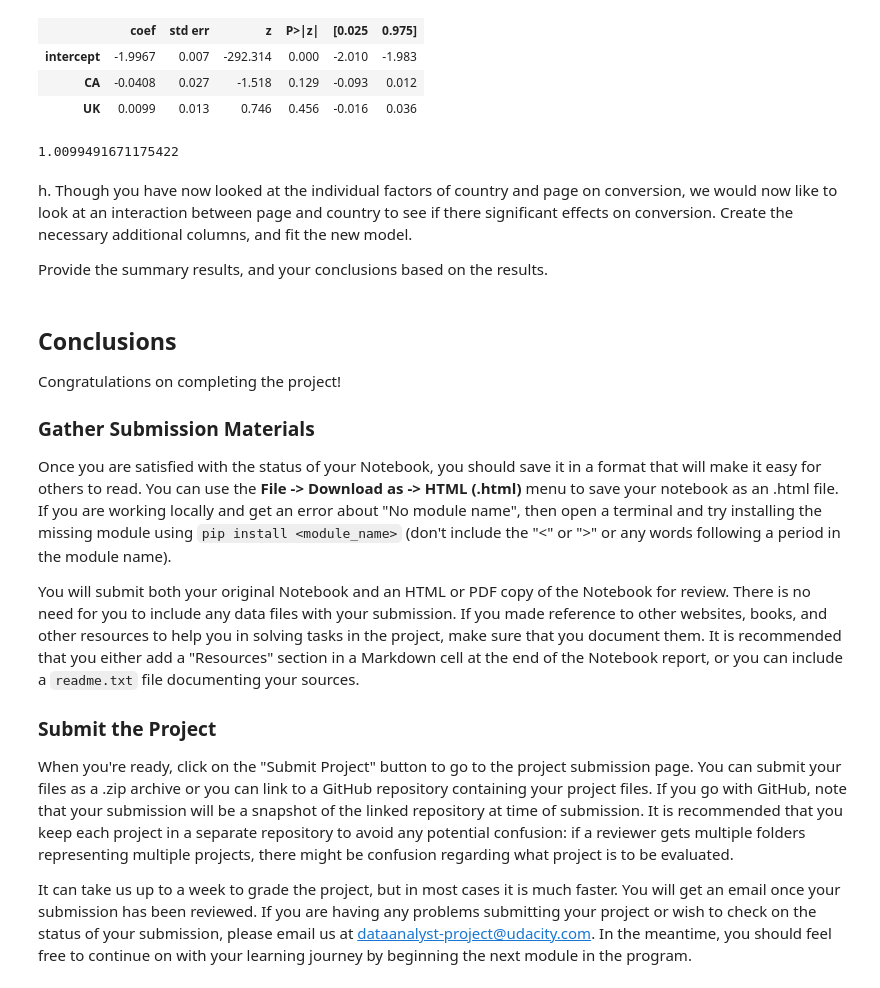
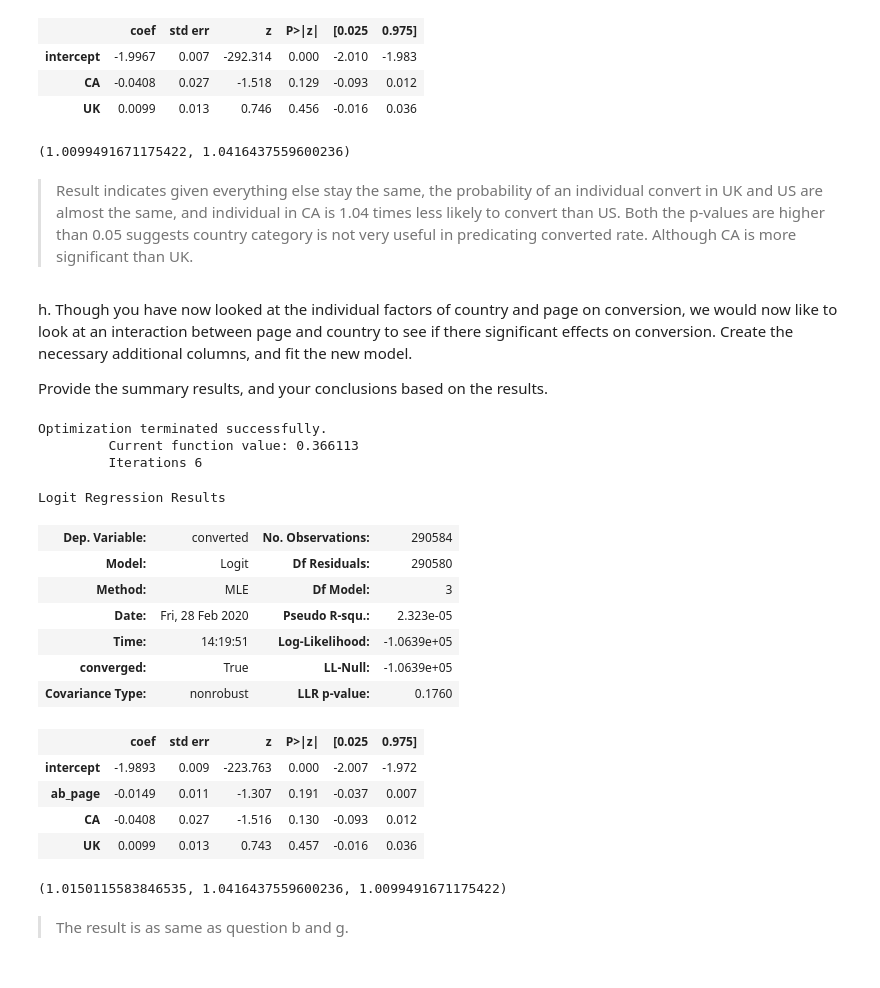
Before and after one commit to victorlifan/e-commerce-website-A-B-test, a Jupyter notebook: Analyze_ab_test_results_notebook.ipynb, the cells around one changed output. Saved outputs shown, nothing was run; the diff lists cells and outputs as text; code cells hidden in the pictures.

```diff
--- a/Analyze_ab_test_results_notebook.ipynb
+++ b/Analyze_ab_test_results_notebook.ipynb
@@ -420,31 +420,42 @@ Logit Regression Results
 | CA | -0.0408 | 0.027 | -1.518 | 0.129 | -0.093 | 0.012 |
 | UK | 0.0099 | 0.013 | 0.746 | 0.456 | -0.016 | 0.036 |
 # %%
-# get reciprocal of exponent of the nagative result
-# as well as exponent of positive result
-np.exp(0.0099)
+# compute exponent of positive result as well as
+# reciprocal of exponent of the nagative result
+np.exp(0.0099), 1/np.exp(-0.0408)
 # %% [output]
-1.0099491671175422
+(1.0099491671175422, 1.0416437559600236)
+# %% [markdown]
+> Result indicates given everything else stay the same, the probability of an individual convert in UK and US are almost the same, and individual in CA is 1.04 times less likely to convert than US. Both the p-values are higher than 0.05 suggests country category is not very useful in predicating converted rate. Although CA is more significant than UK.
 # %% [markdown]
 h. Though you have now looked at the individual factors of country and page on conversion, we would now like to look at an interaction between page and country to see if there significant effects on conversion.  Create the necessary additional columns, and fit the new model.
 
 Provide the summary results, and your conclusions based on the results.
 # %%
 ### Fit Your Linear Model And Obtain the Results
+sm.Logit(df_new['converted'],df_new[['intercept','ab_page','CA','UK']]).fit().summary()
+# %% [output]
+Optimization terminated successfully.
+         Current function value: 0.366113
+         Iterations 6
+Logit Regression Results
+| Dep. Variable: | converted | No. Observations: | 290584 |
+| Model: | Logit | Df Residuals: | 290580 |
+| Method: | MLE | Df Model: | 3 |
+| Date: | Fri, 28 Feb 2020 | Pseudo R-squ.: | 2.323e-05 |
+| Time: | 14:19:51 | Log-Likelihood: | -1.0639e+05 |
+| converged: | True | LL-Null: | -1.0639e+05 |
+| Covariance Type: | nonrobust | LLR p-value: | 0.1760 |
+|  | coef | std err | z | P>|z| | [0.025 | 0.975] |
+| intercept | -1.9893 | 0.009 | -223.763 | 0.000 | -2.007 | -1.972 |
+| ab_page | -0.0149 | 0.011 | -1.307 | 0.191 | -0.037 | 0.007 |
+| CA | -0.0408 | 0.027 | -1.516 | 0.130 | -0.093 | 0.012 |
+| UK | 0.0099 | 0.013 | 0.743 | 0.457 | -0.016 | 0.036 |
-# %% [markdown]
-<a id='conclusions'></a>
-## Conclusions
-
-Congratulations on completing the project!
-
-### Gather Submission Materials
-
-Once you are satisfied with the status of your Notebook, you should save it in a format that will make it easy for others to read. You can use the __File -> Download as -> HTML (.html)__ menu to save your notebook as an .html file. If you are working locally and get an error about "No module name", then open a terminal and try installing the missing module using `pip install <module_name>` (don't include the "<" or ">" or any words following a period in the module name).
-
-You will submit both your original Notebook and an HTML or PDF copy of the Notebook for review. There is no need for you to include any data files with your submission. If you made reference to other websites, books, and other resources to help you in solving tasks in the project, make sure that you document them. It is recommended that you either add a "Resources" section in a Markdown cell at the end of the Notebook report, or you can include a `readme.txt` file documenting your sources.
-
-### Submit the Project
-
-When you're ready, click on the "Submit Project" button to go to the project submission page. You can submit your files as a .zip archive or you can link to a GitHub repository containing your project files. If you go with GitHub, note that your submission will be a snapshot of the linked repository at time of submission. It is recommended that you keep each project in a separate repository to avoid any potential confusion: if a reviewer gets multiple folders representing multiple projects, there might be confusion regarding what project is to be evaluated.
-
-It can take us up to a week to grade the project, but in most cases it is much faster. You will get an email once your submission has been reviewed. If you are having any problems submitting your project or wish to check on the status of your submission, please email us at dataanalyst-project@udacity.com. In the meantime, you should feel free to continue on with your learning journey by beginning the next module in the program.
+# %%
+# compute exponent of positive result as well as
+# reciprocal of exponent of the nagative result
+1/np.exp(-0.0149), 1/np.exp(-0.0408), np.exp(0.0099)
+# %% [output]
+(1.0150115583846535, 1.0416437559600236, 1.0099491671175422)
+# %% [markdown]
+> The result is as same as question b and g.
```
Also changed, not shown: parts of 4 cells of this notebook.
